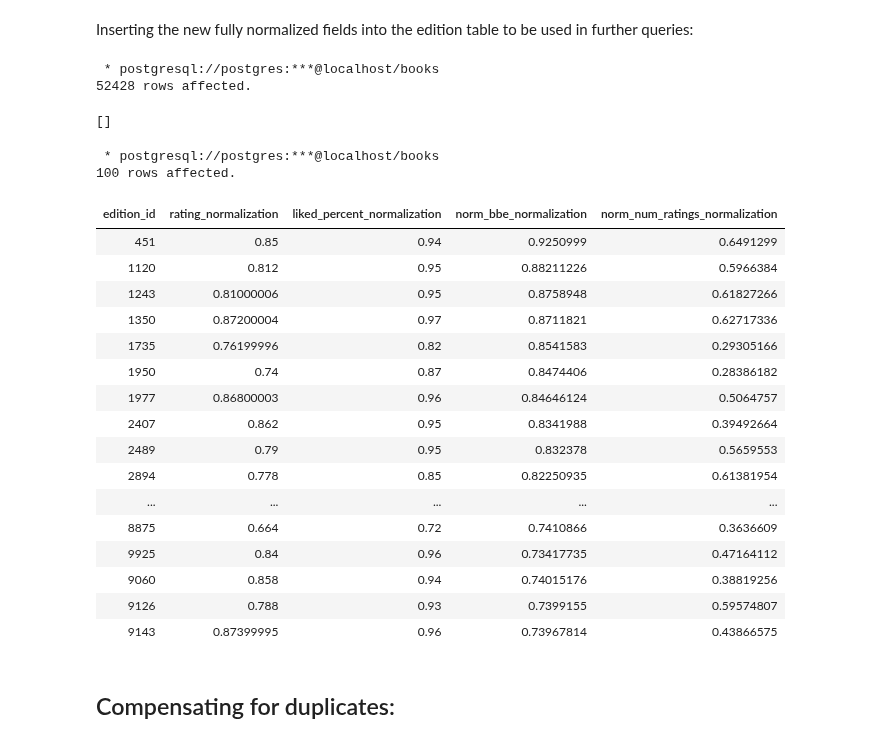
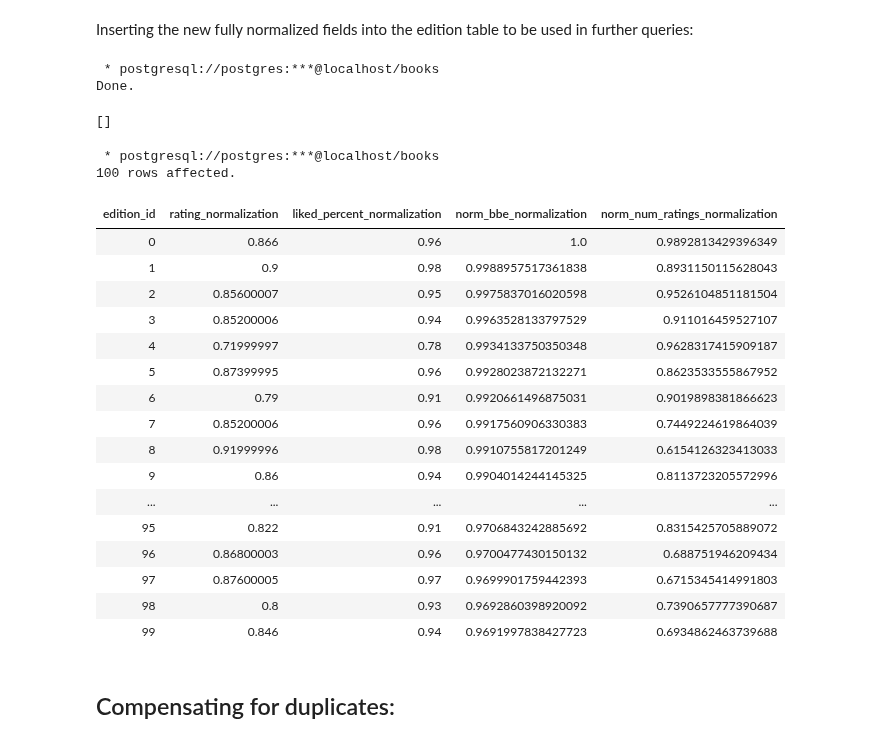
Before and after one commit to codeslp/books_db, a Jupyter notebook: src/analysis.ipynb, the cells around one changed output. Drawn from its saved outputs; the diff is of its cells as text; code cells hidden in the pictures.

```diff
--- a/src/analysis.ipynb
+++ b/src/analysis.ipynb
@@ -367,51 +347,51 @@ LIMIT 20;
 Inserting the new fully normalized fields into the edition table to be used in further queries:
 # %%
 %%sql
-
+CREATE VIEW edition_normalized_view AS
 WITH normalization_data AS (
     SELECT edition_id,
         rating / MAX(rating) OVER () AS rating_normalization,
         liked_percent/ MAX(liked_percent) OVER () AS liked_percent_normalization,
         norm_bbe_score / MAX(norm_bbe_score) OVER () AS norm_bbe_normalization,
         norm_num_ratings / MAX(norm_num_ratings) OVER () AS norm_num_ratings_normalization
-    FROM edition
+    FROM edition_extended_view
 )
 
-UPDATE edition e
-SET
-    rating_normalization = nd.rating_normalization,
-    norm_bbe_normalization = nd.norm_bbe_normalization,
-    norm_num_ratings_normalization = nd.norm_num_ratings_normalization,
-    liked_percent_normalization = nd.liked_percent_normalization
-FROM normalization_data nd
-WHERE e.edition_id = nd.edition_id;
+SELECT
+    eev.*,
+    nd.rating_normalization,
+    nd.liked_percent_normalization,
+    nd.norm_bbe_normalization,
+    nd.norm_num_ratings_normalization
+FROM edition_extended_view eev
+LEFT JOIN normalization_data nd ON eev.edition_id = nd.edition_id;
 # %% [output]
  * postgresql://postgres:***@localhost/books
-52428 rows affected.
+Done.
 []
 # %%
 %%sql
-SELECT edition_id, rating_normalization, liked_percent_normalization, norm_bbe_normalization, norm_num_ratings_normalization from edition limit 100;
+SELECT edition_id, rating_normalization, liked_percent_normalization, norm_bbe_normalization, norm_num_ratings_normalization from edition_normalized_view limit 100;
 # %% [output]
  * postgresql://postgres:***@localhost/books
 100 rows affected.
 | edition_id | rating_normalization | liked_percent_normalization | norm_bbe_normalization | norm_num_ratings_normalization |
-| 451 | 0.85 | 0.94 | 0.9250999 | 0.6491299 |
-| 1120 | 0.812 | 0.95 | 0.88211226 | 0.5966384 |
-| 1243 | 0.81000006 | 0.95 | 0.8758948 | 0.61827266 |
-| 1350 | 0.87200004 | 0.97 | 0.8711821 | 0.62717336 |
-| 1735 | 0.76199996 | 0.82 | 0.8541583 | 0.29305166 |
-| 1950 | 0.74 | 0.87 | 0.8474406 | 0.28386182 |
-| 1977 | 0.86800003 | 0.96 | 0.84646124 | 0.5064757 |
-| 2407 | 0.862 | 0.95 | 0.8341988 | 0.39492664 |
-| 2489 | 0.79 | 0.95 | 0.832378 | 0.5659553 |
-| 2894 | 0.778 | 0.85 | 0.82250935 | 0.61381954 |
+| 0 | 0.866 | 0.96 | 1.0 | 0.9892813429396349 |
+| 1 | 0.9 | 0.98 | 0.9988957517361838 | 0.8931150115628043 |
+| 2 | 0.85600007 | 0.95 | 0.9975837016020598 | 0.9526104851181504 |
+| 3 | 0.85200006 | 0.94 | 0.9963528133797529 | 0.911016459527107 |
+| 4 | 0.71999997 | 0.78 | 0.9934133750350348 | 0.9628317415909187 |
+| 5 | 0.87399995 | 0.96 | 0.9928023872132271 | 0.8623533555867952 |
+| 6 | 0.79 | 0.91 | 0.9920661496875031 | 0.9019898381866623 |
+| 7 | 0.85200006 | 0.96 | 0.9917560906330383 | 0.7449224619864039 |
+| 8 | 0.91999996 | 0.98 | 0.9910755817201249 | 0.6154126323413033 |
+| 9 | 0.86 | 0.94 | 0.9904014244145325 | 0.8113723205572996 |
 | ... | ... | ... | ... | ... |
-| 8875 | 0.664 | 0.72 | 0.7410866 | 0.3636609 |
-| 9925 | 0.84 | 0.96 | 0.73417735 | 0.47164112 |
-| 9060 | 0.858 | 0.94 | 0.74015176 | 0.38819256 |
-| 9126 | 0.788 | 0.93 | 0.7399155 | 0.59574807 |
-| 9143 | 0.87399995 | 0.96 | 0.73967814 | 0.43866575 |
+| 95 | 0.822 | 0.91 | 0.9706843242885692 | 0.8315425705889072 |
+| 96 | 0.86800003 | 0.96 | 0.9700477430150132 | 0.688751946209434 |
+| 97 | 0.87600005 | 0.97 | 0.9699901759442393 | 0.6715345414991803 |
+| 98 | 0.8 | 0.93 | 0.9692860398920092 | 0.7390657777390687 |
+| 99 | 0.846 | 0.94 | 0.9691997838427723 | 0.6934862463739688 |
 # %% [markdown]
 ## Compensating for duplicates:
 # %% [markdown]
```
Also changed, not shown: parts of 22 cells of this notebook, 2 other files.
